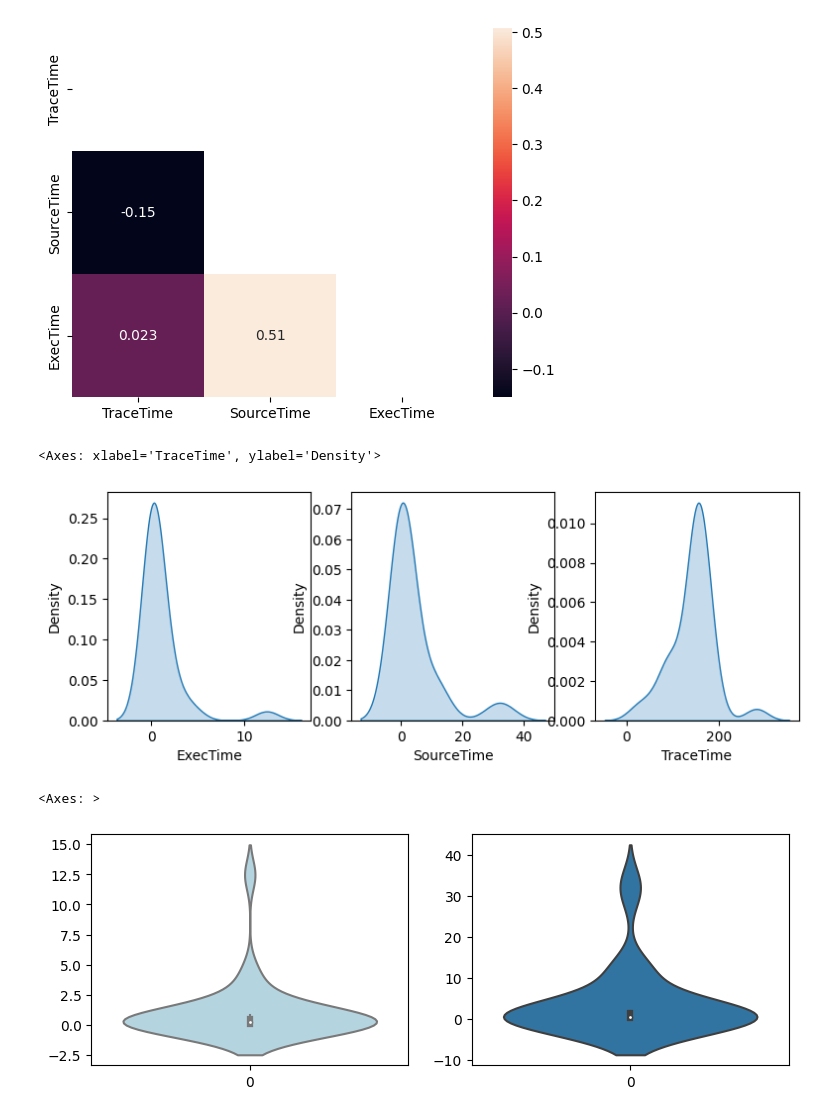
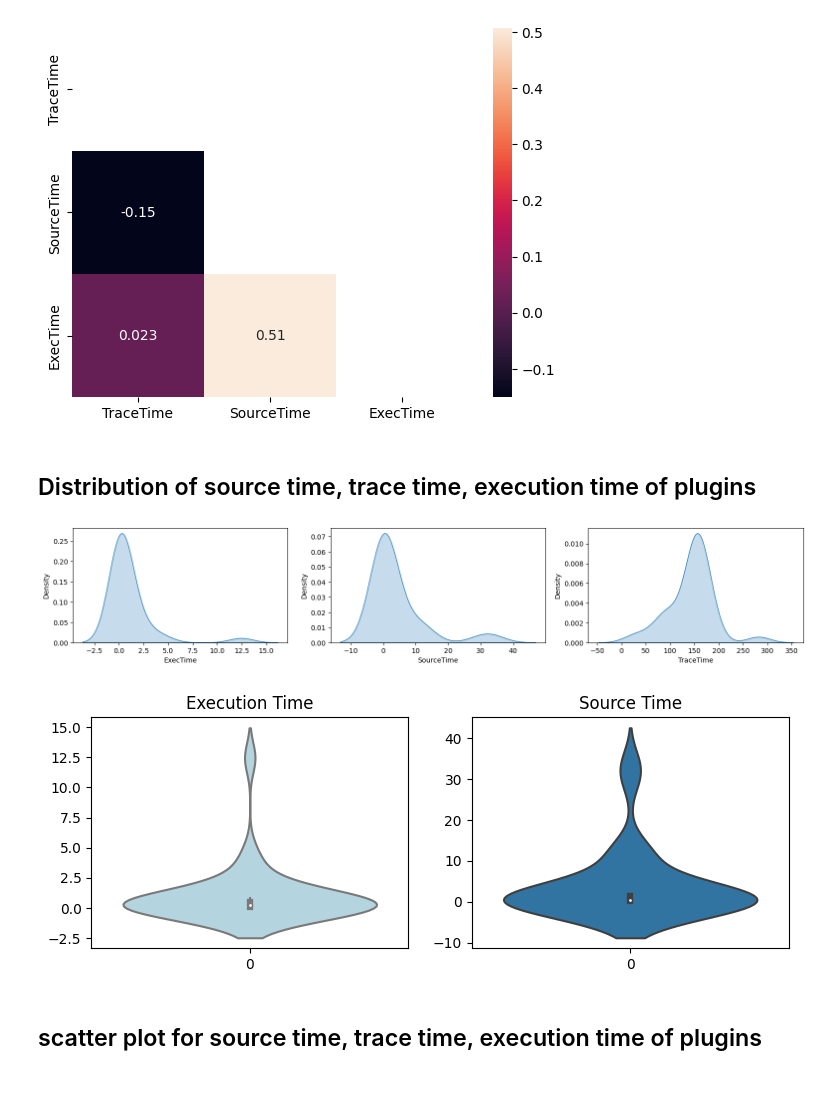
Before and after one commit to AnupPainuly/neovim-startup-analysis, a Jupyter notebook: neovim_startup-time.ipynb, the cells around one changed output. Saved outputs shown, nothing was run; the diff lists cells and outputs as text; code cells hidden in the pictures; blank space fills up the shorter version.

```diff
--- a/neovim_startup-time.ipynb
+++ b/neovim_startup-time.ipynb
@@ -66,21 +48,26 @@ sns.heatmap(data = corr_mat, annot=True, mask = mask)
 # %% [output]
 <Axes: >
 [figure]
+# %% [markdown]
+## Distribution of source time, trace time, execution time of plugins
 # %%
-# Distribution
-fig, ax = plt.subplots(1,3,figsize=(9,3))
+fig, ax = plt.subplots(1,3,figsize=(19,3))
 sns.kdeplot(dat['ExecTime'], fill = True, ax=ax[0])
 sns.kdeplot(dat['SourceTime'], fill = True, ax=ax[1])
 sns.kdeplot(dat['TraceTime'], fill = True, ax=ax[2])
+plt.show()
 # %% [output]
-<Axes: xlabel='TraceTime', ylabel='Density'>
-[figure, old version]
+[figure, new version]
 # %%
 fig, ax = plt.subplots(1,2,figsize=(9,3))
 sns.violinplot(dat['ExecTime'], ax=ax[0], color='lightblue')
+ax[0].set_title("Execution Time")
 sns.violinplot(dat['SourceTime'], ax=ax[1])
+ax[1].set_title("Source Time")
+plt.show()
 # %% [output]
-<Axes: >
-[figure, old version]
+[figure, new version]
+# %% [markdown]
+## scatter plot for source time, trace time, execution time of plugins
 # %%
 plt.figure(figsize=(3,3))
```
Also changed, not shown: parts of 12 cells of this notebook, 2 other files.
